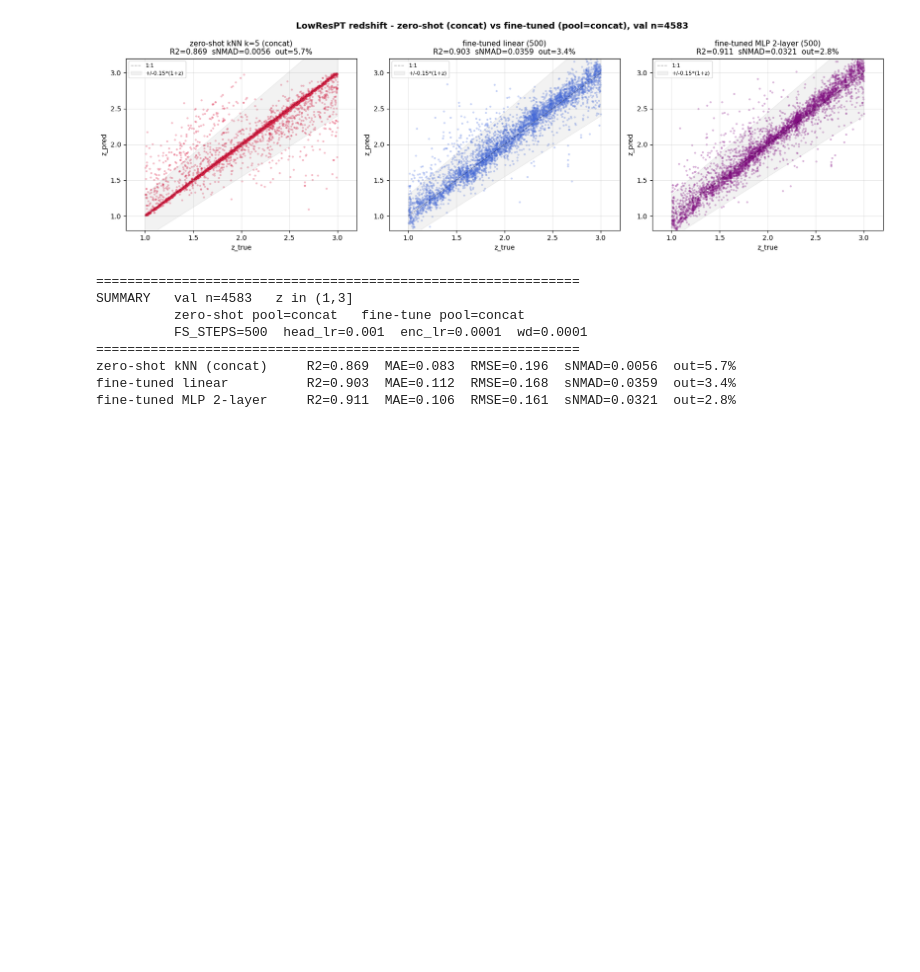
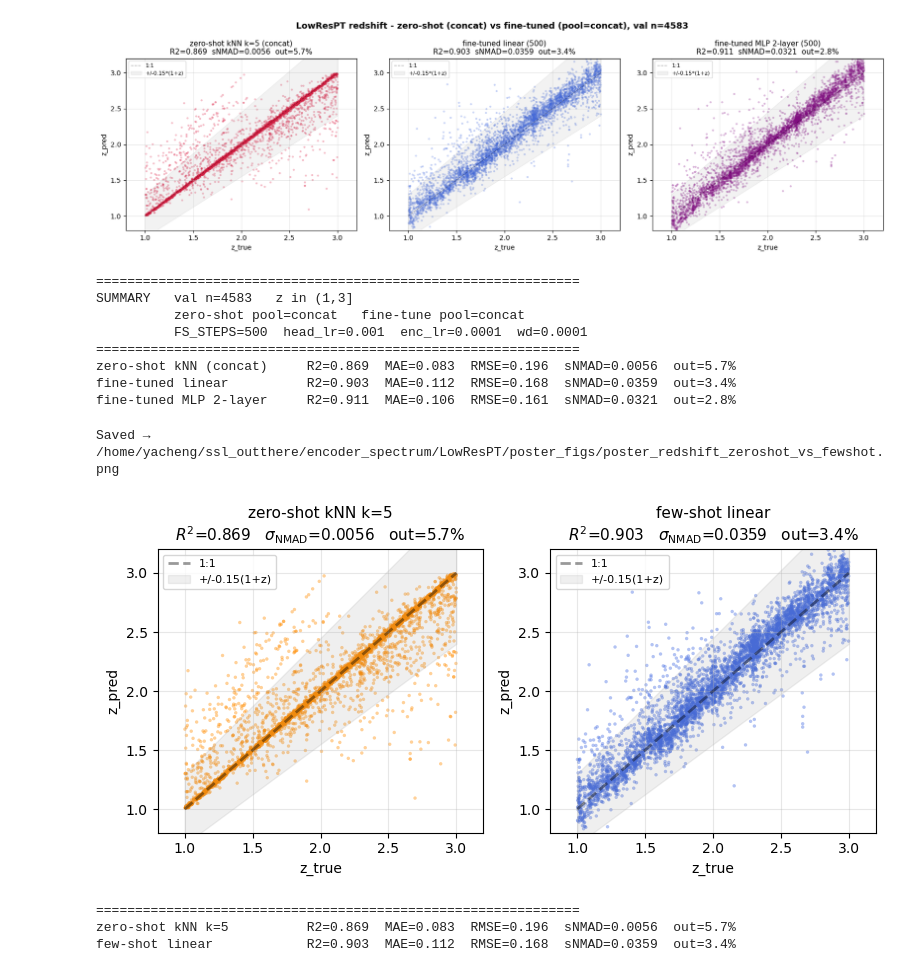
Before and after one commit to 2003cy/ssl_outthere, a Jupyter notebook: encoder_spectrum/LowResPT/linear_probe_redshift.ipynb, the cells around one changed output. Drawn from its saved outputs; the diff is of its cells as text; code cells hidden in the pictures; blank space fills up the shorter version.

```diff
--- a/encoder_spectrum/LowResPT/linear_probe_redshift.ipynb
+++ b/encoder_spectrum/LowResPT/linear_probe_redshift.ipynb
@@ -366,3 +366,52 @@ SUMMARY   val n=4583   z in (1,3]
 zero-shot kNN (concat)     R2=0.869  MAE=0.083  RMSE=0.196  sNMAD=0.0056  out=5.7%
 fine-tuned linear          R2=0.903  MAE=0.112  RMSE=0.168  sNMAD=0.0359  out=3.4%
 fine-tuned MLP 2-layer     R2=0.911  MAE=0.106  RMSE=0.161  sNMAD=0.0321  out=2.8%
+# %%
+# Two-panel figure (1x2): zero-shot k-NN k=5 (left) vs few-shot linear (right).
+# Styling — figsize, fontsizes, tick-label sizes, marker/line/grid/legend — matched
+# to the poster cells of encoder_image/astrodino/benchmark/02_linear_probe_st3.ipynb
+# (poster_probes: figsize (8,4), scatter s=6 a=0.4, 1:1 '--' lw=2 black, band a=0.12,
+#  title fontsize=11, legend fontsize=8, default tick/axis-label sizes).
+# Colours: zero-shot = darkorange (not red, not blue, not green); few-shot = royalblue.
+import os
+
+ZS_K = 5
+pred_zs_k5 = knn_zeroshot(X_tr, y_tr, X_va, ZS_K)
+
+POSTER_DIR = "/home/yacheng/ssl_outthere/encoder_spectrum/LowResPT/poster_figs"
+os.makedirs(POSTER_DIR, exist_ok=True)
+lo, hi = MIN_REDSHIFT, MAX_REDSHIFT
+
+def _panel(ax, y, yp, title, color):
+    m  = metrics(y, yp)
+    zl = np.linspace(lo, hi, 100)
+    ax.plot([lo, hi], [lo, hi], '--', lw=2, color='black', label='1:1',alpha=0.4)
+    ax.scatter(y, yp, s=6, alpha=0.4, edgecolors='none', color=color)
+    ax.fill_between(zl, zl - 0.15*(1+zl), zl + 0.15*(1+zl), alpha=0.12, color='gray',
+                    label='+/-0.15(1+z)')
+    ax.set_xlabel('z_true'); ax.set_ylabel('z_pred')
+    ax.set_title(rf"{title}" + "\n" +
+                 rf"$R^2$={m['r2']:.3f}   $\sigma_{{\rm NMAD}}$={m['snmad']:.4f}   out={m['out']:.1%}",
+                 fontsize=11)
+    ax.set_xlim(lo - 0.2, hi + 0.2); ax.set_ylim(lo - 0.2, hi + 0.2)
+    ax.legend(fontsize=8, loc='upper left'); ax.grid(True, alpha=0.3)
+    return m
+
+fig, axes = plt.subplots(1, 2, figsize=(8, 4))
+m_zs = _panel(axes[0], y_va, pred_zs_k5,  f"zero-shot kNN k={ZS_K}", "darkorange")
+m_fs = _panel(axes[1], y_va, pred_ft_lin, "few-shot linear",          "royalblue")
+plt.tight_layout()
+outp = os.path.join(POSTER_DIR, "poster_redshift_zeroshot_vs_fewshot")
+fig.savefig(outp + ".png", transparent=True)
+print(f"Saved → {outp}.png")
+plt.show()
+
+print("="*62)
+show(f"zero-shot kNN k={ZS_K}", m_zs)
+show("few-shot linear",        m_fs)
+# %% [output]
+Saved → /home/yacheng/ssl_outthere/encoder_spectrum/LowResPT/poster_figs/poster_redshift_zeroshot_vs_fewshot.png
+[figure, added]
+==============================================================
+zero-shot kNN k=5          R2=0.869  MAE=0.083  RMSE=0.196  sNMAD=0.0056  out=5.7%
+few-shot linear            R2=0.903  MAE=0.112  RMSE=0.168  sNMAD=0.0359  out=3.4%
```
Also changed, not shown: parts of 1 cell of this notebook, 10 other files.
